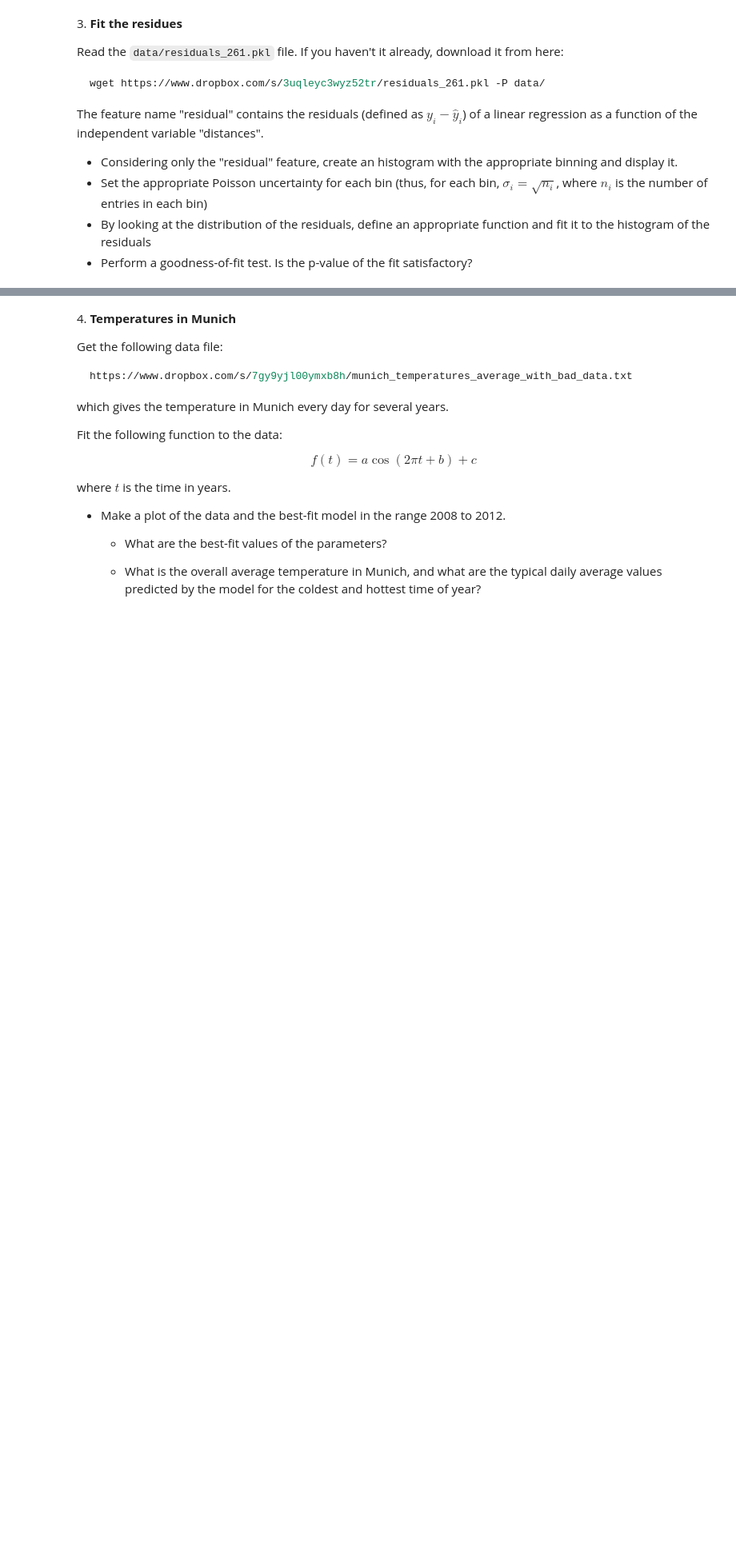
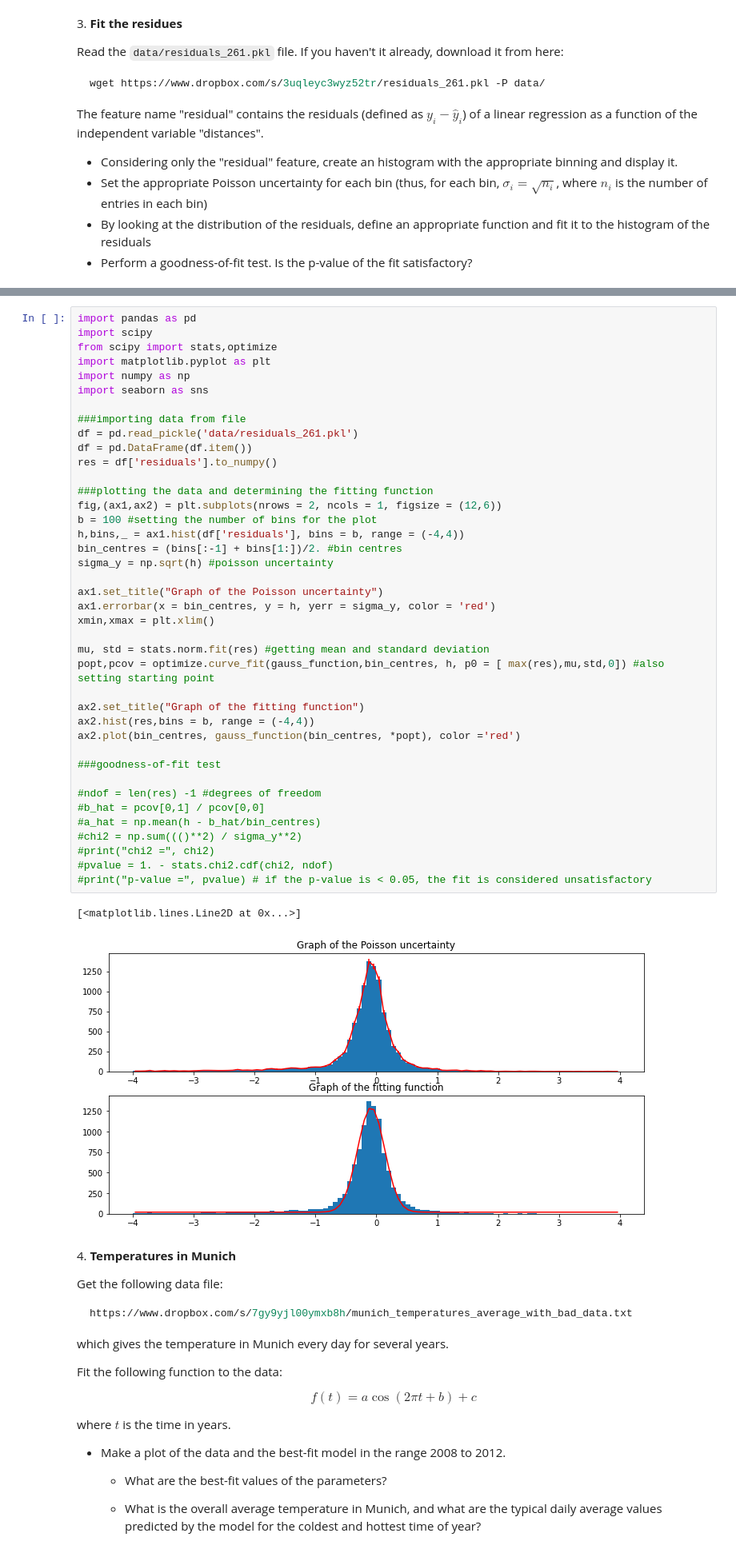
Before and after one commit to zucchett/HighLevelProgramming2021, a Jupyter notebook: 08ex_fitting.ipynb, the cells around one changed output, grey strips where cells are left out. Shown at 80% size. Saved outputs shown, nothing was run; the diff lists cells and outputs as text; blank space fills up the shorter version.

```diff
--- a/08ex_fitting.ipynb
+++ b/08ex_fitting.ipynb
@@ -175,3 +129,46 @@ plt.show()
+# %%
+import pandas as pd
+import scipy
+from scipy import stats,optimize
+import matplotlib.pyplot as plt
+import numpy as np
+import seaborn as sns
+
+###importing data from file
+df = pd.read_pickle('data/residuals_261.pkl')
+df = pd.DataFrame(df.item())
+res = df['residuals'].to_numpy()
+
+###plotting the data and determining the fitting function
+fig,(ax1,ax2) = plt.subplots(nrows = 2, ncols = 1, figsize = (12,6))
+b = 100 #setting the number of bins for the plot
+h,bins,_ = ax1.hist(df['residuals'], bins = b, range = (-4,4))
+bin_centres = (bins[:-1] + bins[1:])/2. #bin centres
+sigma_y = np.sqrt(h) #poisson uncertainty
+
+ax1.set_title("Graph of the Poisson uncertainty")
+ax1.errorbar(x = bin_centres, y = h, yerr = sigma_y, color = 'red')
+xmin,xmax = plt.xlim()
+
+mu, std = stats.norm.fit(res) #getting mean and standard deviation
+popt,pcov = optimize.curve_fit(gauss_function,bin_centres, h, p0 = [ max(res),mu,std,0]) #also setting starting point
+
+ax2.set_title("Graph of the fitting function")
+ax2.hist(res,bins = b, range = (-4,4))
+ax2.plot(bin_centres, gauss_function(bin_centres, *popt), color ='red')
+
+###goodness-of-fit test
+
+#ndof = len(res) -1 #degrees of freedom
+#b_hat = pcov[0,1] / pcov[0,0]
+#a_hat = np.mean(h - b_hat/bin_centres)
+#chi2 = np.sum((()**2) / sigma_y**2)
+#print("chi2 =", chi2)
+#pvalue = 1. - stats.chi2.cdf(chi2, ndof)
+#print("p-value =", pvalue) # if the p-value is < 0.05, the fit is considered unsatisfactory
+# %% [output]
+[<matplotlib.lines.Line2D at 0x...>]
+[figure, added]
 # %% [markdown]
 4\. **Temperatures in Munich**
 
```
Also changed, not shown: parts of 2 cells of this notebook.
